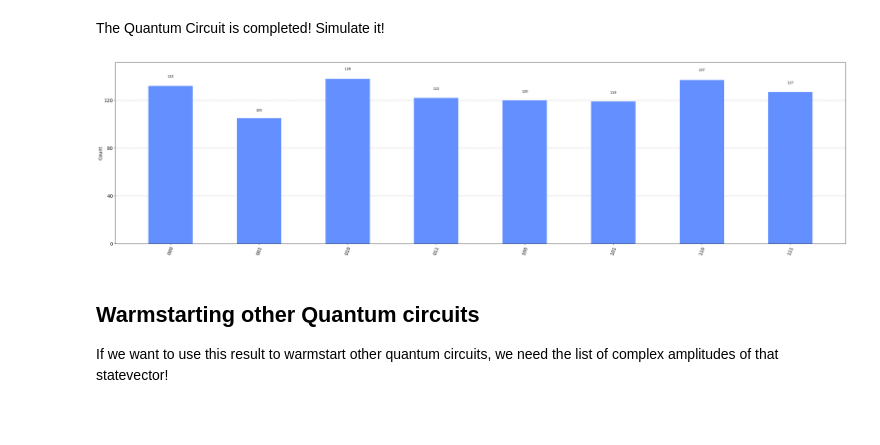
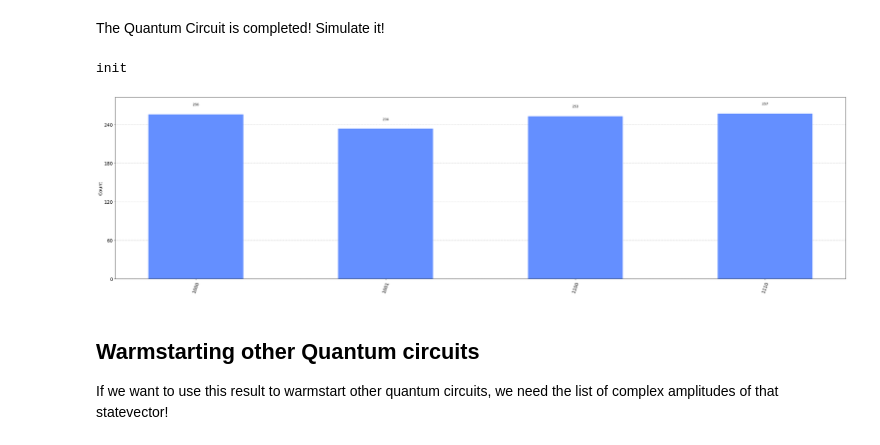
Before and after one commit to KIT-TVA/qc-configuration-problem, a Jupyter notebook: configproblem/grover_sat_qasm.ipynb, the cells around one changed output. Drawn from its saved outputs; the diff is of its cells as text; code cells hidden in the pictures; blank space fills up the shorter version.

```diff
--- a/configproblem/grover_sat_qasm.ipynb
+++ b/configproblem/grover_sat_qasm.ipynb
@@ -368,15 +325,32 @@ The Quantum Circuit is completed! Simulate it!
 # %%
 from qiskit import Aer, transpile
 from qiskit.visualization import plot_histogram
 from qiskit.providers.aer import StatevectorSimulator
+
+k=1
+
+# f(x) = (B + !D + E) * (A + !C)
+# g(x) = (!A+!C)(!B+C)
+problem_f = [[(1, True),(3, False),(4, True)],
+          [(0, True),(2, False)]]
+
+problem_g = [[(0, False),(2, False)], [(1, False),(2, True)], [(3, True)]]
+
+problem =  problem_g
+
+main_qc, init, qc_oracle, qc_pre_meas = create_ksat_grover(problem, k)
+
+main_qc = parse(main_qc)
+main_qc.draw(output="mpl", justify="left")
 
 transpiled_grover_circuit = transpile(main_qc, StatevectorSimulator())
 results = StatevectorSimulator().run(transpiled_grover_circuit, shots=1000).result()
 counts = results.get_counts()
 histogram = plot_histogram(counts, figsize=(40, 10))
 histogram # For display purposes in jupyter
 # %% [output]
+init
-[figure, old version]
+[figure, new version]
 # %% [markdown]
 ## Warmstarting other Quantum circuits
 If we want to use this result to warmstart other quantum circuits, we need the list of complex amplitudes of that statevector!
```
Also changed, not shown: parts of 3 cells of this notebook, 10 other files.
